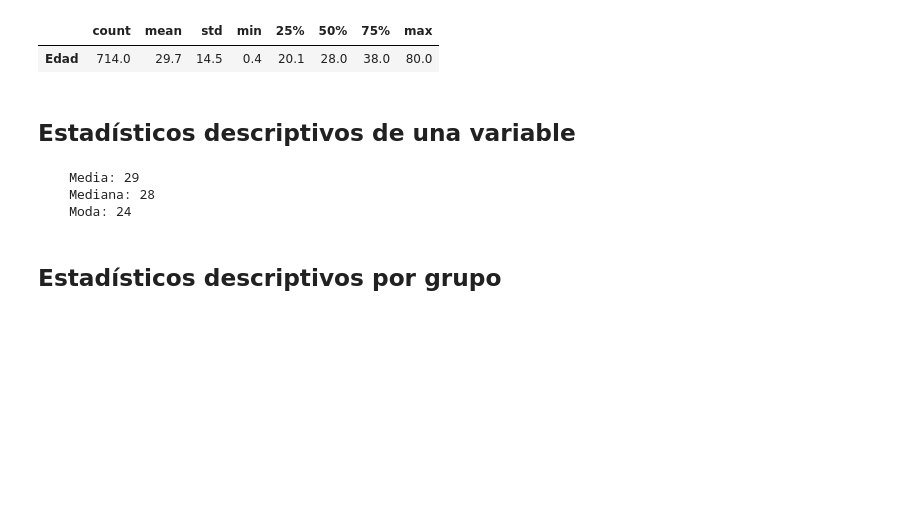
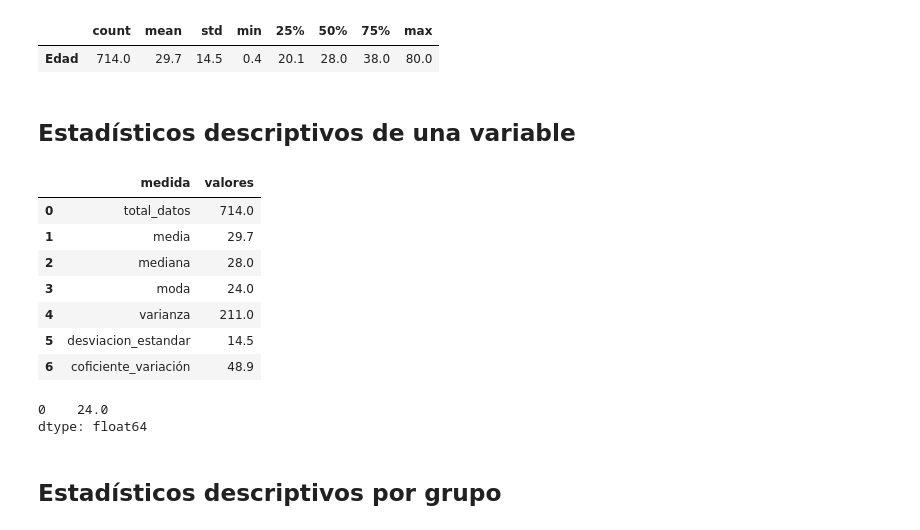
Before and after one commit to armandovl/funciones_descriptiva, a Jupyter notebook: Clase_Estadistica_Descriptiva.ipynb, the cells around one changed output. Saved outputs shown, nothing was run; the diff lists cells and outputs as text; code cells hidden in the pictures; blank space fills up the shorter version.

```diff
--- a/Clase_Estadistica_Descriptiva.ipynb
+++ b/Clase_Estadistica_Descriptiva.ipynb
@@ -167,17 +170,28 @@ datos.describe().round(1).transpose() #como Clase ya es categórica ya no aparec
 | Edad | 714.0 | 29.7 | 14.5 | 0.4 | 20.1 | 28.0 | 38.0 | 80.0 |
 # %% [markdown]
 ## Estadísticos descriptivos de una variable
-# %%
-# Medidas de tendencia central
-media = datos["Edad"].mean()
-mediana = datos["Edad"].median()
-moda = datos["Edad"].mode()
-print("""
-    Media: %d
-    Mediana: %d
-    Moda: %d
-""" % (media,mediana,moda))
-# %% [output]
-    Media: 29
-    Mediana: 28
-    Moda: 24
+# %%
+# Medidas de tendencia central
+total=len(datos["Edad"]) #largo de la variable
+media = datos["Edad"].mean() #media
+mediana = datos["Edad"].median() #mediana
+moda = datos["Edad"].mode()[0] #moda no se olvide poner el [0]
+varianza= datos["Edad"].var(ddof=1) #varianza ddof=0 poblacional ddof=1 muestral
+desv_st=datos["Edad"].std(ddof=1) #desviación estandar ddof=0 poblacional ddof=1 muestral
+coef_var=(datos["Edad"].std(ddof=1)/ datos["Edad"].mean())*100 #agregar el *100
+
+#creamos un Data Frame llamado descriptivos_a
+descriptivos_a=pd.DataFrame()
+descriptivos_a["medida"]=["total_datos","media","mediana","moda","varianza","desviacion_estandar","coficiente_variación"]
+descriptivos_a["valores"]=[total,media,mediana,moda,varianza,desv_st,coef_var]
+
+descriptivos_a.round(1)
+# %% [output]
+|  | medida | valores |
+| 0 | total_datos | 714.0 |
+| 1 | media | 29.7 |
+| 2 | mediana | 28.0 |
+| 3 | moda | 24.0 |
+| 4 | varianza | 211.0 |
+| 5 | desviacion_estandar | 14.5 |
+| 6 | coficiente_variación | 48.9 |
@@ -184,3 +200,8 @@ print("""
+# %%
+moda
+# %% [output]
+0    24.0
+dtype: float64
 # %% [markdown]
 ## Estadísticos descriptivos por grupo
 # %%
```
Also changed, not shown: parts of 10 cells of this notebook.
